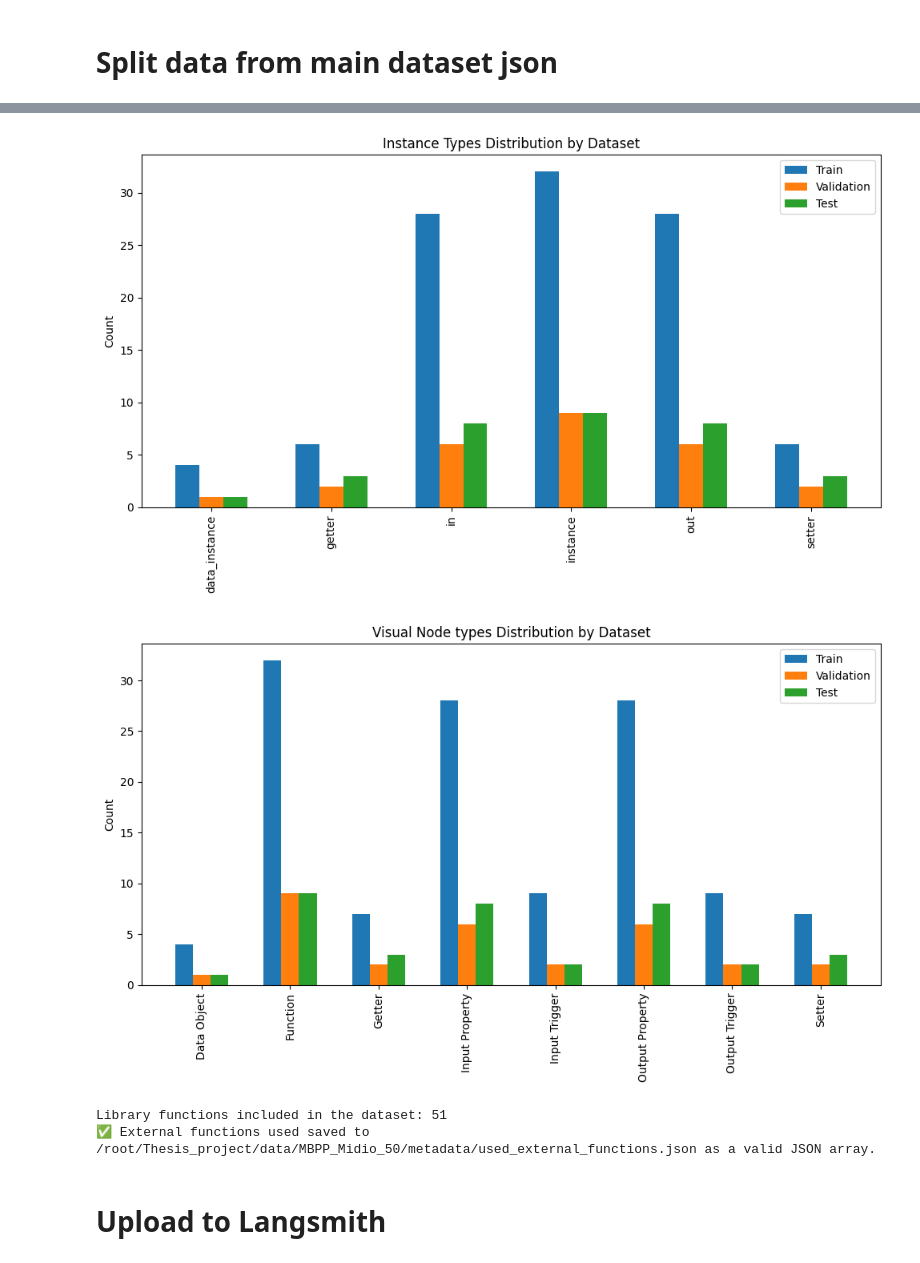
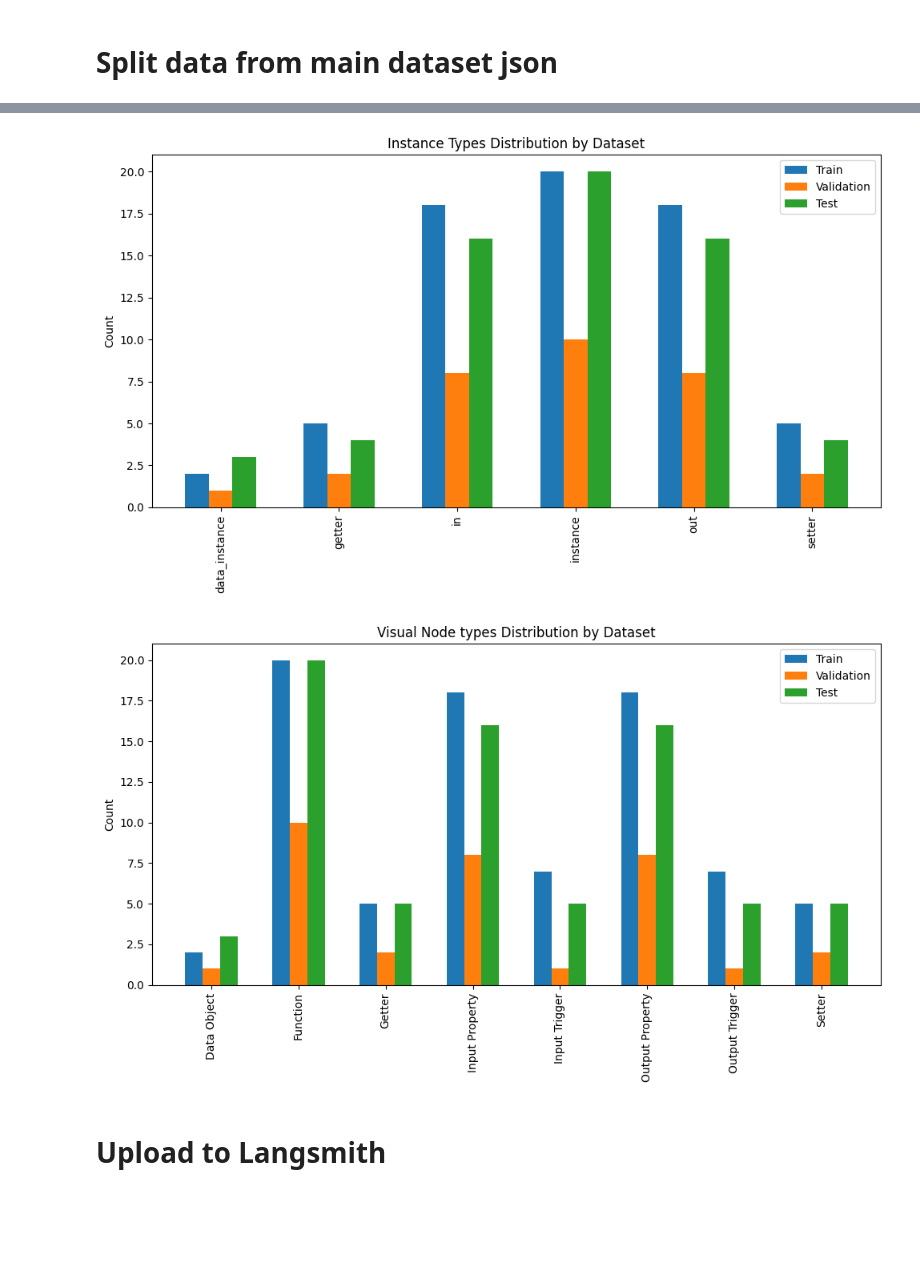
Before and after one commit to Sindre01/Thesis_project, a Jupyter notebook: notebooks/few-shot/create_datasets.ipynb, the cells around one changed output, grey strips where cells are left out. Drawn from its saved outputs; the diff is of its cells as text; code cells hidden in the pictures; blank space fills up the shorter version.

```diff
--- a/notebooks/few-shot/create_datasets.ipynb
+++ b/notebooks/few-shot/create_datasets.ipynb
@@ -3,6 +3,9 @@
 # %%
 
 import sys
+
+import numpy as np
+from sklearn.model_selection import train_test_split
 sys.path.append('../../')  # Add the path to the my_packages module
 from my_packages.utils.file_utils import read_dataset_to_json
 from my_packages.data_processing.split_dataset import multi_stratified_split
@@ -10,16 +13,28 @@ from my_packages.data_processing.attributes_processing import used_functions_fro
 from my_packages.analysis.analyze_datasets import analyze_functions_distribution, analyze_instance_distribution, analyze_visual_node_types_distribution
 
 main_dataset_folder = '../../data/MBPP_Midio_50/MBPP-Midio-50.json'
-
+dataset = read_dataset_to_json(main_dataset_folder)
+## TEst:
+data = np.array(dataset, dtype=object)
+train, test= train_test_split(
+    data, test_size=0.6, random_state=3, shuffle=True
+)
+val, test = train_test_split(
+    test, test_size=0.65, random_state=9, shuffle=True,
+)
 # 1) Load the data
-dataset = read_dataset_to_json(main_dataset_folder)
-train, val, test = multi_stratified_split(dataset, True, 0.4, seed=58)
-print(train[0])
+# train, val, test = multi_stratified_split(dataset, True, 0.4, seed=58)
+print(f"Train: {len(train)}")
+print(f"Unique External function in train: {len(used_functions_from_dataset(train))}")
+print(f"Val: {len(val)}")
+print(f"Unique External function in val: {len(used_functions_from_dataset(val))}")
+print(f"Test: {len(test)}")
+print(f"Unique External functions in test: {len(used_functions_from_dataset(test))}")
 # Analyze distribution across train / val / tes
 analyze_functions_distribution(train, val, test)
 analyze_instance_distribution(train, val, test)
 analyze_visual_node_types_distribution(train, val, test)
 
-used_functions_json = used_functions_from_dataset(dataset)
-available_nodes = used_functions_to_string(used_functions_json)
+# used_functions_json = used_functions_from_dataset(dataset)
+# available_nodes = used_functions_to_string(used_functions_json)
 # %% [output]
@@ -39,7 +54,5 @@ No 'new' external_functions in test set that aren't in training.
-[figure, old version]
+[figure, new version]
-[figure, old version]
+[figure, new version]
-Library functions included in the dataset: 51
-✅ External functions used saved to /root/Thesis_project/data/MBPP_Midio_50/metadata/used_external_functions.json as a valid JSON array.
 # %% [markdown]
 # Upload to Langsmith
 # %% [markdown]
```
Also changed, not shown: parts of 2 cells of this notebook, 18 other files.
